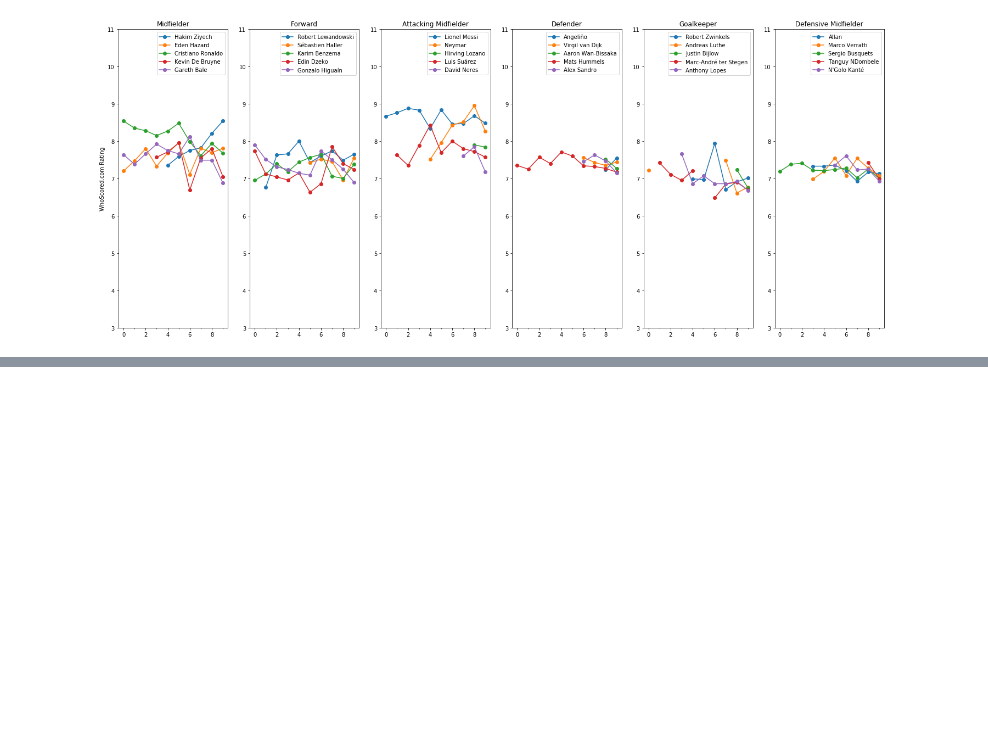
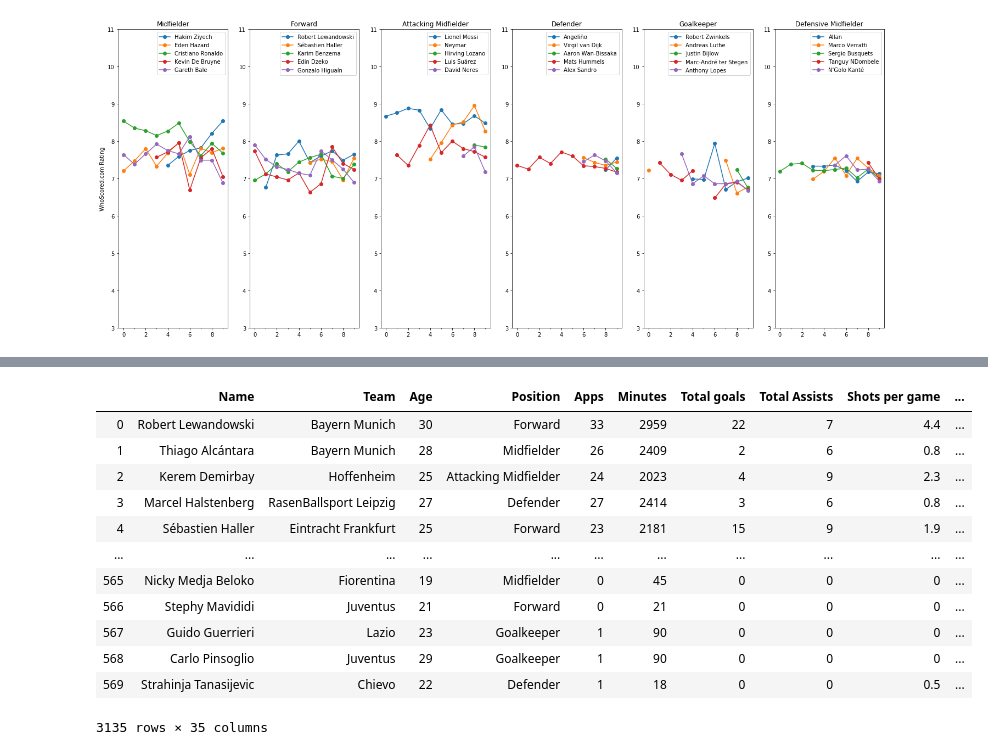
Before and after one commit to Suwadith/Winning-Eleven-Scout-Evaluation-and-Analysis-to-Enhance-Football-Player-Recommendations-ML-Flask, a Jupyter notebook: Analysis/2. Analyzing Player Performances v2.ipynb, the cells around one changed output, grey strips where cells are left out. Cells and saved outputs as stored; diff of their text form; code cells hidden in the pictures; blank space fills up the shorter version.

```diff
--- a/Analysis/2. Analyzing Player Performances v2.ipynb
+++ b/Analysis/2. Analyzing Player Performances v2.ipynb
@@ -838,0 +925,17 @@ for (plot, position) in enumerate(Positions):  # for each role...
+# %%
+latestSeasonPLayersDf = combinedPlayerDataframe.loc[combinedPlayerDataframe['Season'] == '2018']
+latestSeasonPLayersDf
+# %% [output]
+|  | Name | Team | Age | Position | Apps | Minutes | Total goals | Total Assists | Shots per game | ... |
+| 0 | Robert Lewandowski | Bayern Munich | 30 | Forward | 33 | 2959 | 22 | 7 | 4.4 | ... |
+| 1 | Thiago Alcántara | Bayern Munich | 28 | Midfielder | 26 | 2409 | 2 | 6 | 0.8 | ... |
+| 2 | Kerem Demirbay | Hoffenheim | 25 | Attacking Midfielder | 24 | 2023 | 4 | 9 | 2.3 | ... |
+| 3 | Marcel Halstenberg | RasenBallsport Leipzig | 27 | Defender | 27 | 2414 | 3 | 6 | 0.8 | ... |
+| 4 | Sébastien Haller | Eintracht Frankfurt | 25 | Forward | 23 | 2181 | 15 | 9 | 1.9 | ... |
+| ... | ... | ... | ... | ... | ... | ... | ... | ... | ... | ... |
+| 565 | Nicky Medja Beloko | Fiorentina | 19 | Midfielder | 0 | 45 | 0 | 0 | 0 | ... |
+| 566 | Stephy Mavididi | Juventus | 21 | Forward | 0 | 21 | 0 | 0 | 0 | ... |
+| 567 | Guido Guerrieri | Lazio | 23 | Goalkeeper | 1 | 90 | 0 | 0 | 0 | ... |
+| 568 | Carlo Pinsoglio | Juventus | 29 | Goalkeeper | 1 | 90 | 0 | 0 | 0 | ... |
+| 569 | Strahinja Tanasijevic | Chievo | 22 | Defender | 1 | 18 | 0 | 0 | 0.5 | ... |
+3135 rows × 35 columns
```
Also changed, not shown: parts of 24 cells of this notebook.
